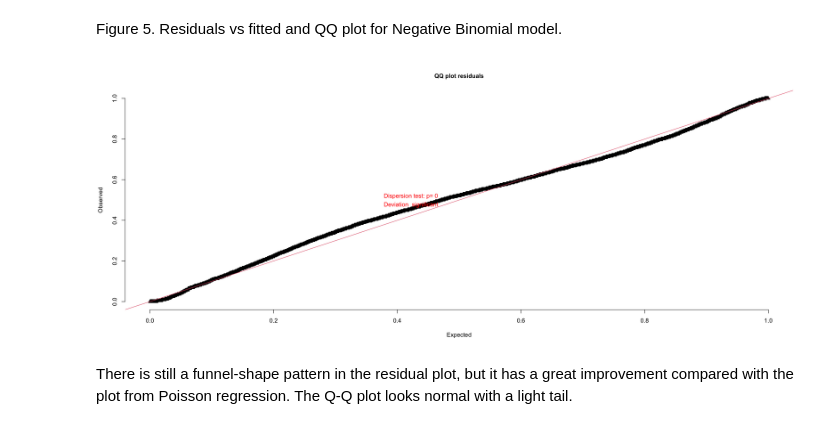
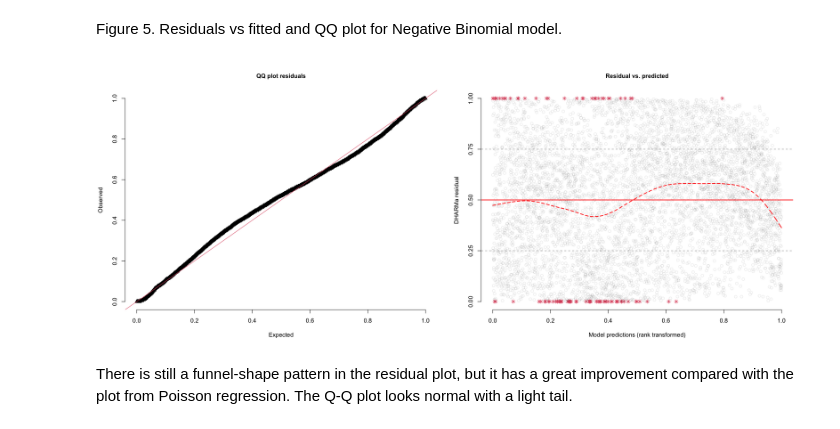
Before and after one commit to xiaohu1122/538A_project, a Jupyter notebook: 538A_Final_Project.ipynb, the cells around one changed output. Cells and saved outputs as stored; diff of their text form; code cells hidden in the pictures.

```diff
--- a/538A_Final_Project.ipynb
+++ b/538A_Final_Project.ipynb
@@ -429,13 +438,15 @@ abline(h=0, lty=2)
 [figure]
 # %% [markdown]
 Figure 5. Residuals vs fitted and QQ plot for Negative Binomial model.
-# %%
-options(repr.plot.width=20, repr.plot.height=8)
-n_sim <- 250
-simulationOutput <- simulateResiduals(fittedModel = AIC_nbinomial_model, n = n_sim)
-plotQQunif(simulationOutput,testOutliers = FALSE,testDispersion = TRUE, testUniformity = FALSE)
-# %% [output]
-[figure, removed]
+# %%
+options(repr.plot.width=20, repr.plot.height=8)
+par(mfrow=c(1,2))
+n_sim <- 250
+simulationOutput <- simulateResiduals(fittedModel = AIC_nbinomial_model, n = n_sim)
+plotQQunif(simulationOutput,testOutliers = FALSE,testDispersion = FALSE, testUniformity = FALSE)
+plotResiduals(simulationOutput)
+# %% [output]
+[figure, added]
 # %% [markdown]
 There is still a funnel-shape pattern in the residual plot, but it has a great improvement compared with the plot from Poisson regression. The Q-Q plot looks normal with a light tail.
 # %% [markdown]
```
Also changed, not shown: parts of 3 cells of this notebook.
